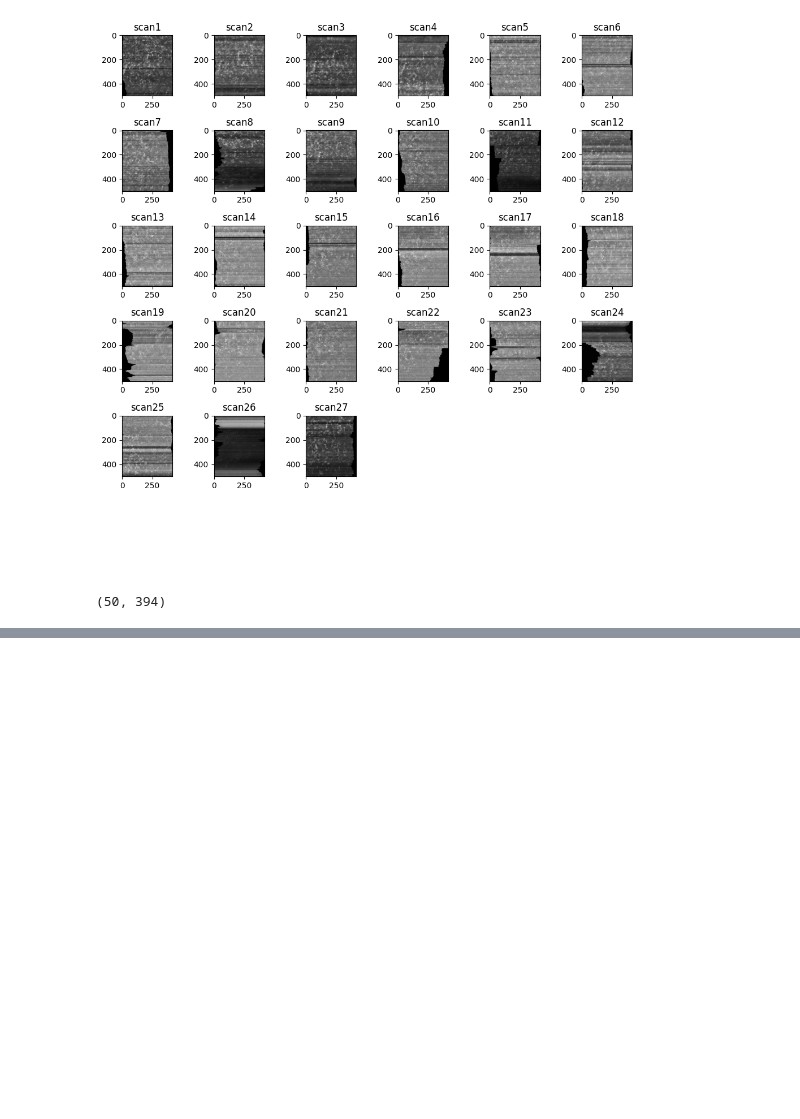
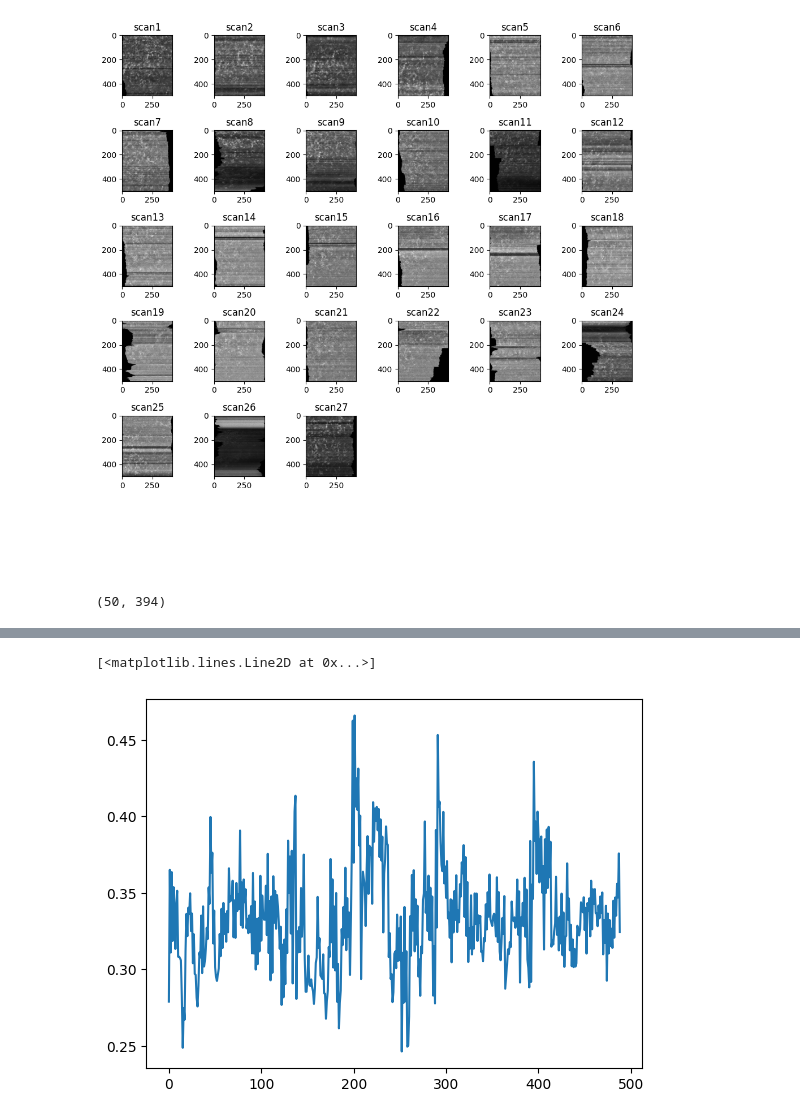
Before and after one commit to AKA2320/OCT_RA, a Jupyter notebook: volume_data/Hadiya_12_10_2024_1.5Dbifocal_timelapse/visualizations.ipynb, the cells around one changed output, grey strips where cells are left out. Drawn from its saved outputs; the diff is of its cells as text; code cells hidden in the pictures; blank space fills up the shorter version.

```diff
--- a/volume_data/Hadiya_12_10_2024_1.5Dbifocal_timelapse/visualizations.ipynb
+++ b/volume_data/Hadiya_12_10_2024_1.5Dbifocal_timelapse/visualizations.ipynb
@@ -202,0 +252,5 @@ for i in tqdm(range(datas['scan23'].shape[0]-1)):
+# %%
+plt.plot(np.array(errs[5:]))
+# %% [output]
+[<matplotlib.lines.Line2D at 0x...>]
+[figure, added]
```
Also changed, not shown: parts of 11 cells of this notebook.
